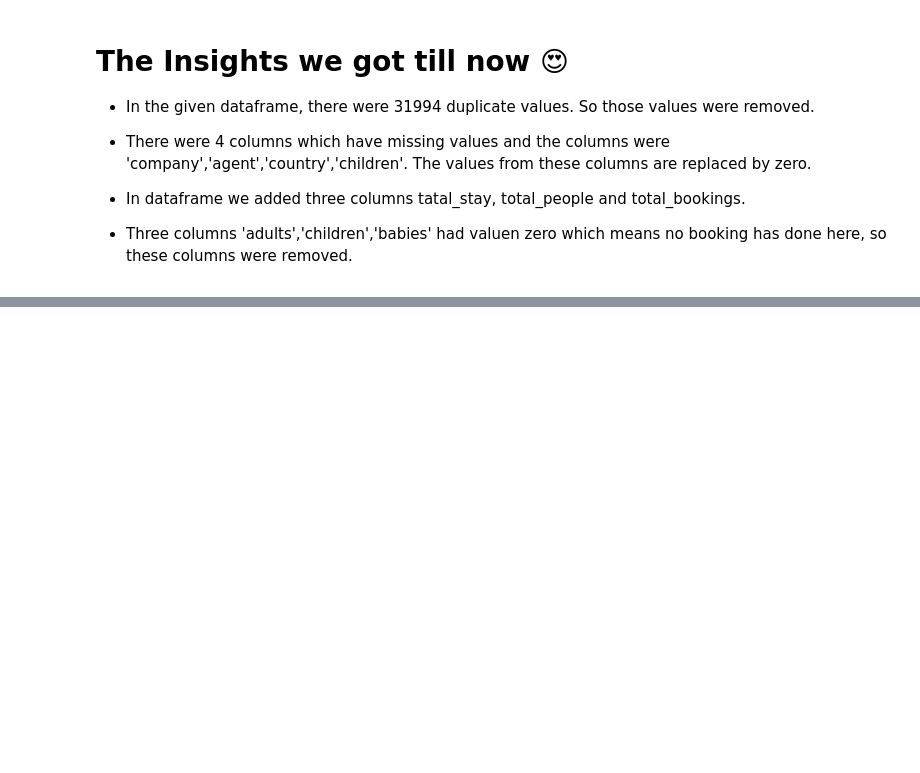
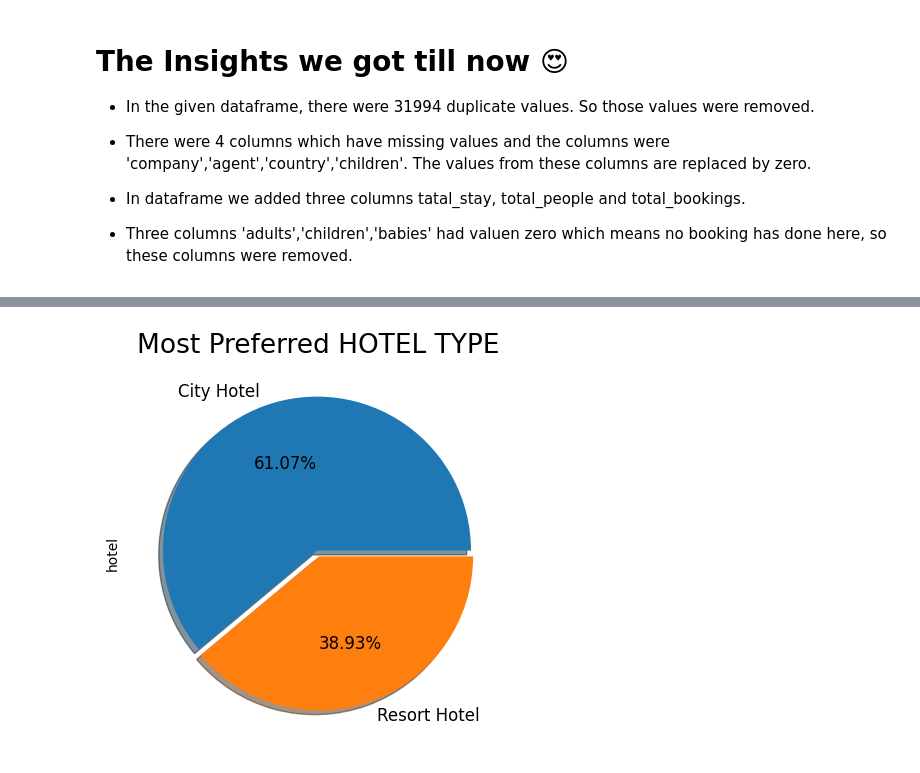
Before and after one commit to ish-war/Hotel-Booking-Analysis, a Jupyter notebook: Hotel_Booking_Analysis.ipynb, the cells around one changed output, grey strips where cells are left out. Cells and saved outputs as stored; diff of their text form; code cells hidden in the pictures; blank space fills up the shorter version.

```diff
--- a/Hotel_Booking_Analysis.ipynb
+++ b/Hotel_Booking_Analysis.ipynb
@@ -326,0 +377,7 @@ df1['total_bookings'] = df1['previous_cancellations'] + df1['previous_bookings_n
+# %%
+# visualization using pie-chart
+preferred_hotel.plot.pie(explode = [0.02,0.02], autopct = '%1.2f%%', shadow = True, fontsize = 12, figsize = (10,5))
+plt.title('Most Preferred HOTEL TYPE', fontsize = 19)
+plt.show()
+# %% [output]
+[figure, added]
```
Also changed, not shown: parts of 22 cells of this notebook.
